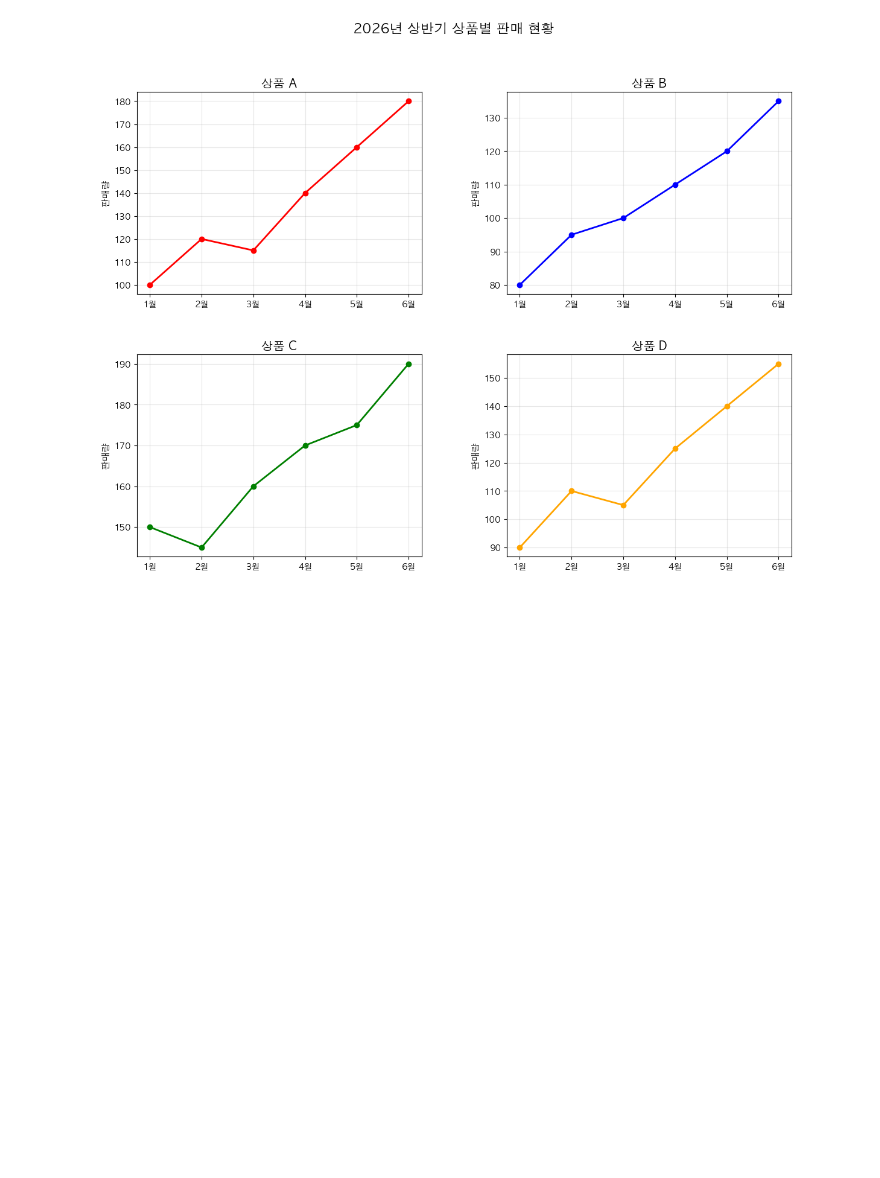
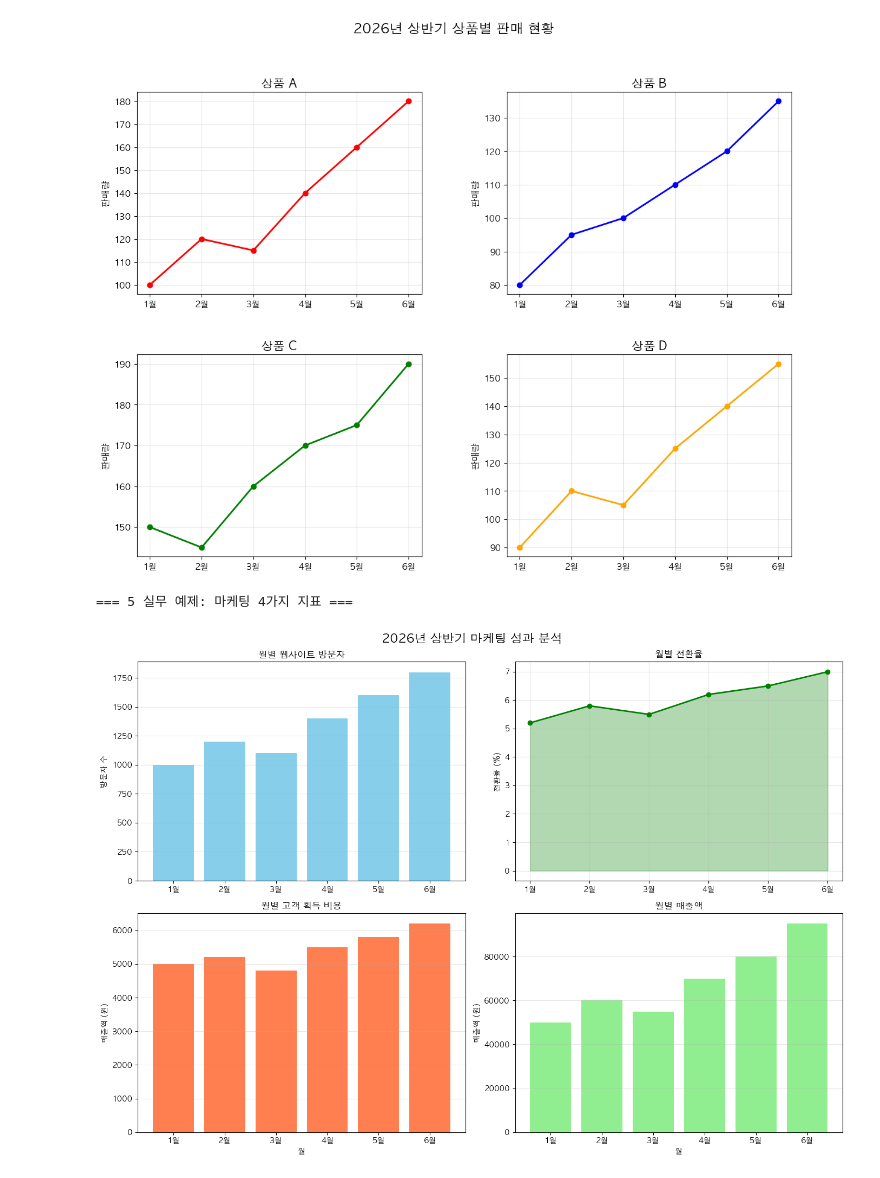
Before and after one commit to bobcho83/python_intermediate_learning, a Jupyter notebook: python_intermediate_learning.ipynb, the cells around one changed output. Cells and saved outputs as stored; diff of their text form; code cells hidden in the pictures; blank space fills up the shorter version.

Commit message:
마케팅 대시보드 + Seaborn 히트맵 추가 (fill_between, sns.heatmap, cmap)
Co-Authored-By: Claude Sonnet 4.6 <noreply@anthropic.com>

```diff
--- a/python_intermediate_learning.ipynb
+++ b/python_intermediate_learning.ipynb
@@ -134,3 +134,49 @@ plt.show()
 # %% [output]
 === 4 크기와 간격 조정 ===
 [figure]
+# %%
+# 5 실무 예제: 마케팅 데이터 4가지 측면
+print("\n=== 5 실무 예제: 마케팅 4가지 지표 ===")
+np.random.seed(42)
+
+# 가상의 마케팅 지표 데이터
+website_traffic = np.array([1000, 1200, 1100, 1400, 1600, 1800])
+conversion_rate = np.array([5.2, 5.8, 5.5, 6.2, 6.5, 7.0])
+customer_cost = np.array([5000, 5200, 4800, 5500, 5800, 6200])
+revenue = np.array([50000, 60000, 55000, 70000, 80000, 95000])
+
+fig, axes = plt.subplots(2, 2, figsize=(14,10))
+
+# 1) 웹사이트 트래픽
+axes[0, 0].bar(months, website_traffic, color='skyblue')
+axes[0, 0].set_title('월별 웹사이트 방문자', fontweight='bold')
+axes[0, 0].set_ylabel('방문자 수')
+axes[0, 0].grid(True, alpha=0.3, axis='y')
+
+# 2) 전환율
+axes[0, 1].plot(months, conversion_rate, marker='o', color='green', linewidth=2)
+axes[0, 1].fill_between(range(len(months)), conversion_rate, alpha=0.3, color='green')
+axes[0, 1].set_title('월별 전환율', fontweight='bold')
+axes[0, 1].set_ylabel("전환율 (%)")
+axes[0, 1].grid(True, alpha=0.3)
+
+# 3) 고객 획득 비용
+axes[1, 0].bar(months, customer_cost, color='coral')
+axes[1, 0].set_title('월별 고객 획득 비용', fontweight='bold')
+axes[1, 0].set_xlabel('월')
+axes[1, 0].set_ylabel('매출액 (원)')
+axes[1, 0].grid(True, alpha=0.3, axis='y')
+
+# 4) 매출액
+axes[1, 1].bar(months, revenue, color='lightgreen')
+axes[1, 1].set_title('월별 매출액', fontweight='bold')
+axes[1, 1].set_xlabel('월')
+axes[1, 1].set_ylabel('매출액 (원)')
+axes[1, 1].grid(True, alpha=0.3, axis='y')
+
+plt.suptitle('2026년 상반기 마케팅 성과 분석', fontsize=16, fontweight='bold')
+plt.tight_layout()
+plt.show()
+# %% [output]
+=== 5 실무 예제: 마케팅 4가지 지표 ===
+[figure, added]
```
Also changed, not shown: parts of 3 cells of this notebook, 2 other files.
